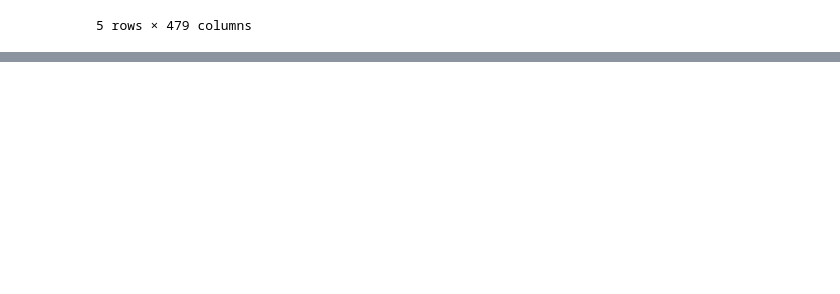
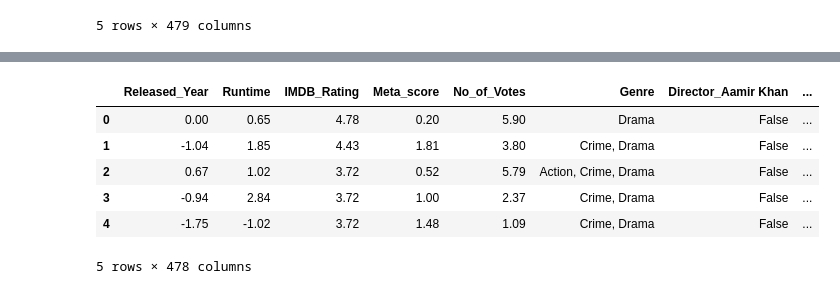
Before and after one commit to matheusmoyaoliveira/fiap-projetos-1tdspv, a Jupyter notebook: Artificial Intelligence & Chatbot/aula-jupyter-notebook/IMDB_Movies.ipynb, the cells around one changed output, grey strips where cells are left out. Saved outputs shown, nothing was run; the diff lists cells and outputs as text; code cells hidden in the pictures; blank space fills up the shorter version.

```diff
--- a/Artificial Intelligence & Chatbot/aula-jupyter-notebook/IMDB_Movies.ipynb
+++ b/Artificial Intelligence & Chatbot/aula-jupyter-notebook/IMDB_Movies.ipynb
@@ -215,0 +255,4 @@ df.head()
+# %%
+scaler = StandardScaler()
+# %%
+scaler.fit(X_numeric)
@@ -215,0 +261,4 @@ df.head()
+# %%
+X_scaled = scaler.transform(X_numeric)
+# %%
+X_scaled = pd.DataFrame(X_scaled, columns=X_numeric.columns)
@@ -215,0 +274,11 @@ df.head()
+# %%
+X_processed = pd.concat([X_scaled, X_categorical], axis=1)
+display(X_processed.head())
+# %% [output]
+|  | Released_Year | Runtime | IMDB_Rating | Meta_score | No_of_Votes | Genre | Director_Aamir Khan | ... |
+| 0 | 0.00 | 0.65 | 4.78 | 0.20 | 5.90 | Drama | False | ... |
+| 1 | -1.04 | 1.85 | 4.43 | 1.81 | 3.80 | Crime, Drama | False | ... |
+| 2 | 0.67 | 1.02 | 3.72 | 0.52 | 5.79 | Action, Crime, Drama | False | ... |
+| 3 | -0.94 | 2.84 | 3.72 | 1.00 | 2.37 | Crime, Drama | False | ... |
+| 4 | -1.75 | -1.02 | 3.72 | 1.48 | 1.09 | Crime, Drama | False | ... |
+5 rows × 478 columns
```
Also changed, not shown: parts of 18 cells of this notebook, 2 other files.
